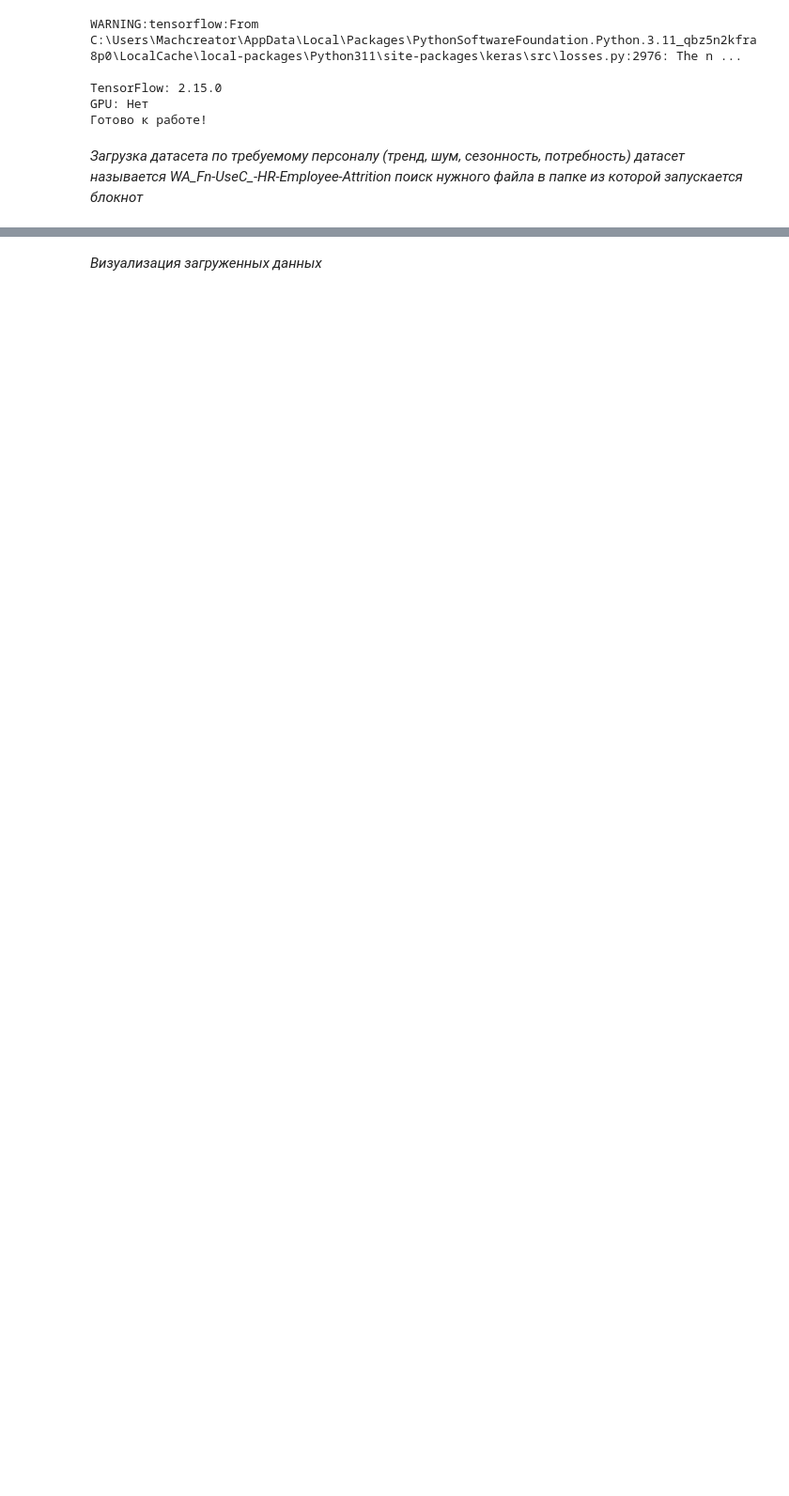
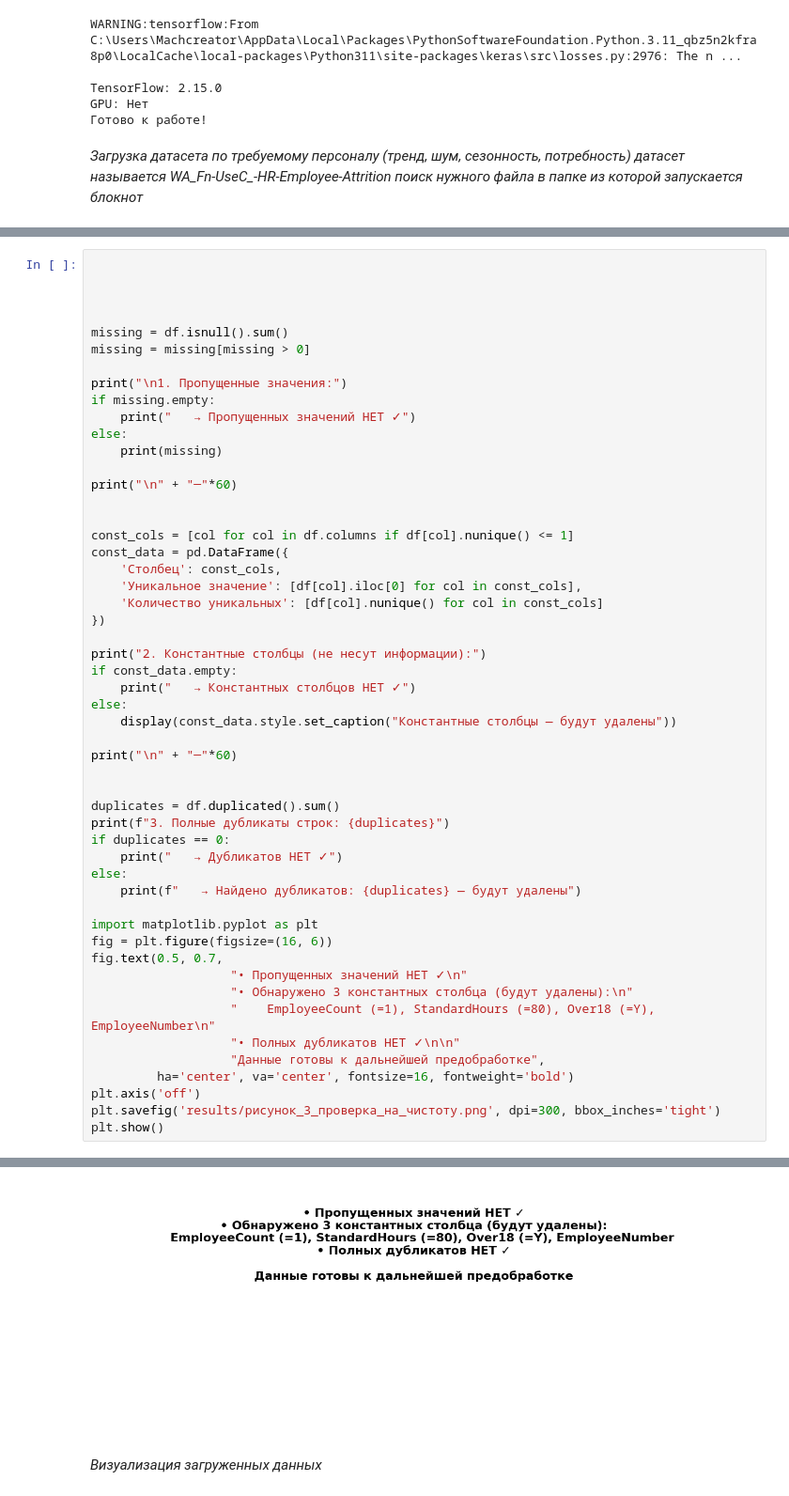
Before and after one commit to Slavik993/Explytacionnaya_Practica_Machine_Learning_5semestr, a Jupyter notebook: Shebanov_V15.ipynb, the cells around one changed output, grey strips where cells are left out. Shown at 94% size. Saved outputs shown, nothing was run; the diff lists cells and outputs as text; blank space fills up the shorter version.

```diff
--- a/Shebanov_V15.ipynb
+++ b/Shebanov_V15.ipynb
@@ -85,0 +88,53 @@ else:
+# %%
+
+
+
+
+missing = df.isnull().sum()
+missing = missing[missing > 0]
+
+print("\n1. Пропущенные значения:")
+if missing.empty:
+    print("   → Пропущенных значений НЕТ ✓")
+else:
+    print(missing)
+
+print("\n" + "─"*60)
+
+
+const_cols = [col for col in df.columns if df[col].nunique() <= 1]
+const_data = pd.DataFrame({
+    'Столбец': const_cols,
+    'Уникальное значение': [df[col].iloc[0] for col in const_cols],
+    'Количество уникальных': [df[col].nunique() for col in const_cols]
+})
+
+print("2. Константные столбцы (не несут информации):")
+if const_data.empty:
+    print("   → Константных столбцов НЕТ ✓")
+else:
+    display(const_data.style.set_caption("Константные столбцы — будут удалены"))
+
+print("\n" + "─"*60)
+
+
+duplicates = df.duplicated().sum()
+print(f"3. Полные дубликаты строк: {duplicates}")
+if duplicates == 0:
+    print("   → Дубликатов НЕТ ✓")
+else:
+    print(f"   → Найдено дубликатов: {duplicates} — будут удалены")
+
+import matplotlib.pyplot as plt
+fig = plt.figure(figsize=(16, 6))
+fig.text(0.5, 0.7,
+                   "• Пропущенных значений НЕТ ✓\n"
+                   "• Обнаружено 3 константных столбца (будут удалены):\n"
+                   "    EmployeeCount (=1), StandardHours (=80), Over18 (=Y), EmployeeNumber\n"
+                   "• Полных дубликатов НЕТ ✓\n\n"
+                   "Данные готовы к дальнейшей предобработке",
+         ha='center', va='center', fontsize=16, fontweight='bold')
+plt.axis('off')
+plt.savefig('results/рисунок_3_проверка_на_чистоту.png', dpi=300, bbox_inches='tight')
+plt.show()
+# %% [output]
@@ -86,3 +154,4 @@ else:
+[figure, added]
 # %% [markdown]
 *Визуализация загруженных данных*
 # %%
```
Also changed, not shown: parts of 3 cells of this notebook, 4 other files.
